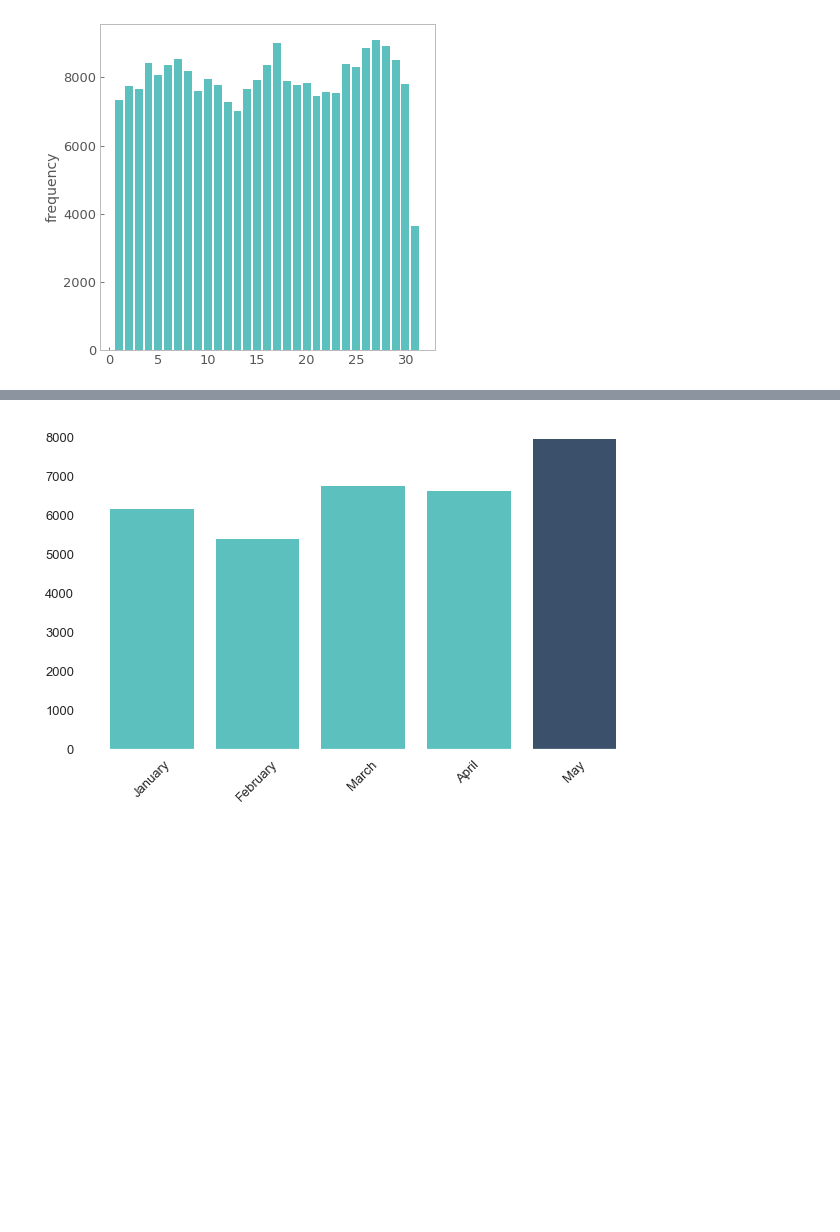
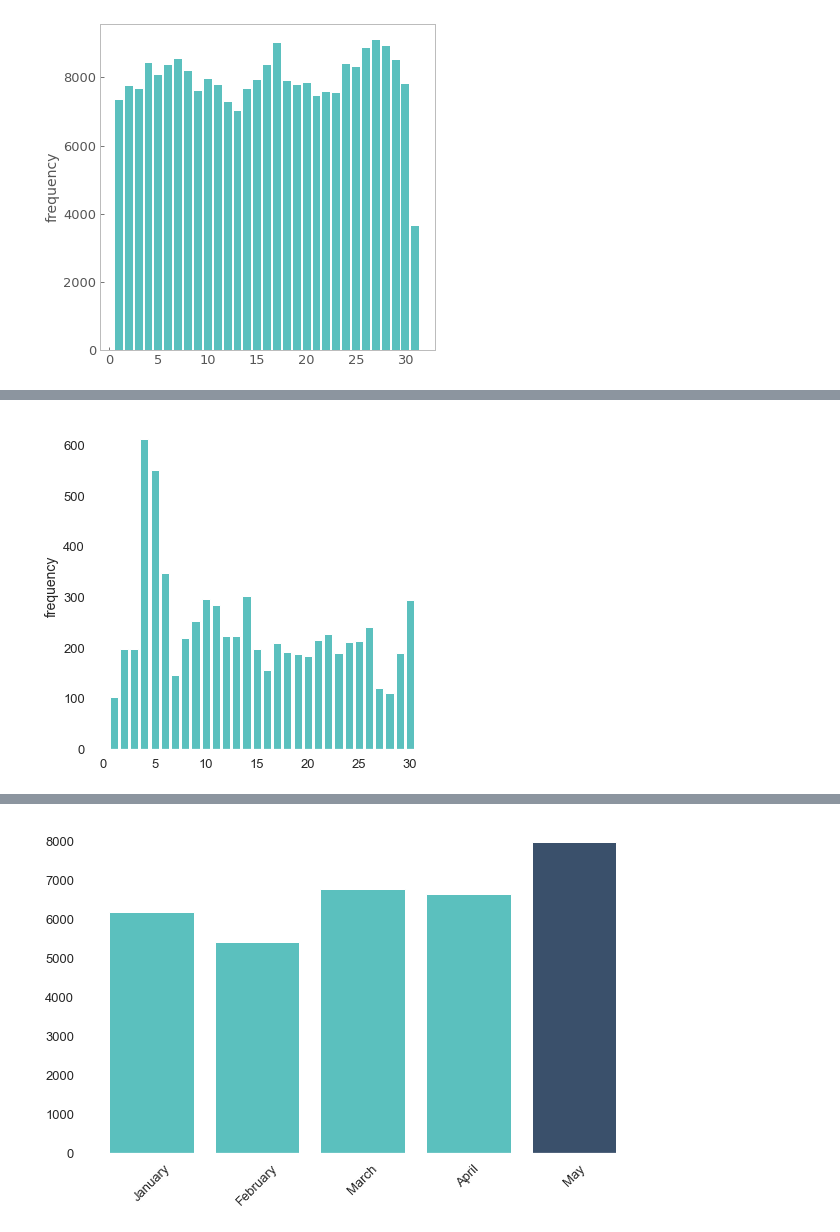
Before and after one commit to GDLPLearning/Sentiment-Analysis-for-the-MDP, a Jupyter notebook: notebooks/Exploratory/3.1-exploring-data-2019-2022.ipynb, the cells around one changed output, grey strips where cells are left out. Cells and saved outputs as stored; diff of their text form; code cells hidden in the pictures; blank space fills up the shorter version.

```diff
--- a/notebooks/Exploratory/3.1-exploring-data-2019-2022.ipynb
+++ b/notebooks/Exploratory/3.1-exploring-data-2019-2022.ipynb
@@ -613,0 +683,4 @@ plt.show()
+# %%
+barmonthyear(11,2021)
+# %% [output]
+[figure, added]
```
Also changed, not shown: parts of 18 cells of this notebook, 7 other files.
